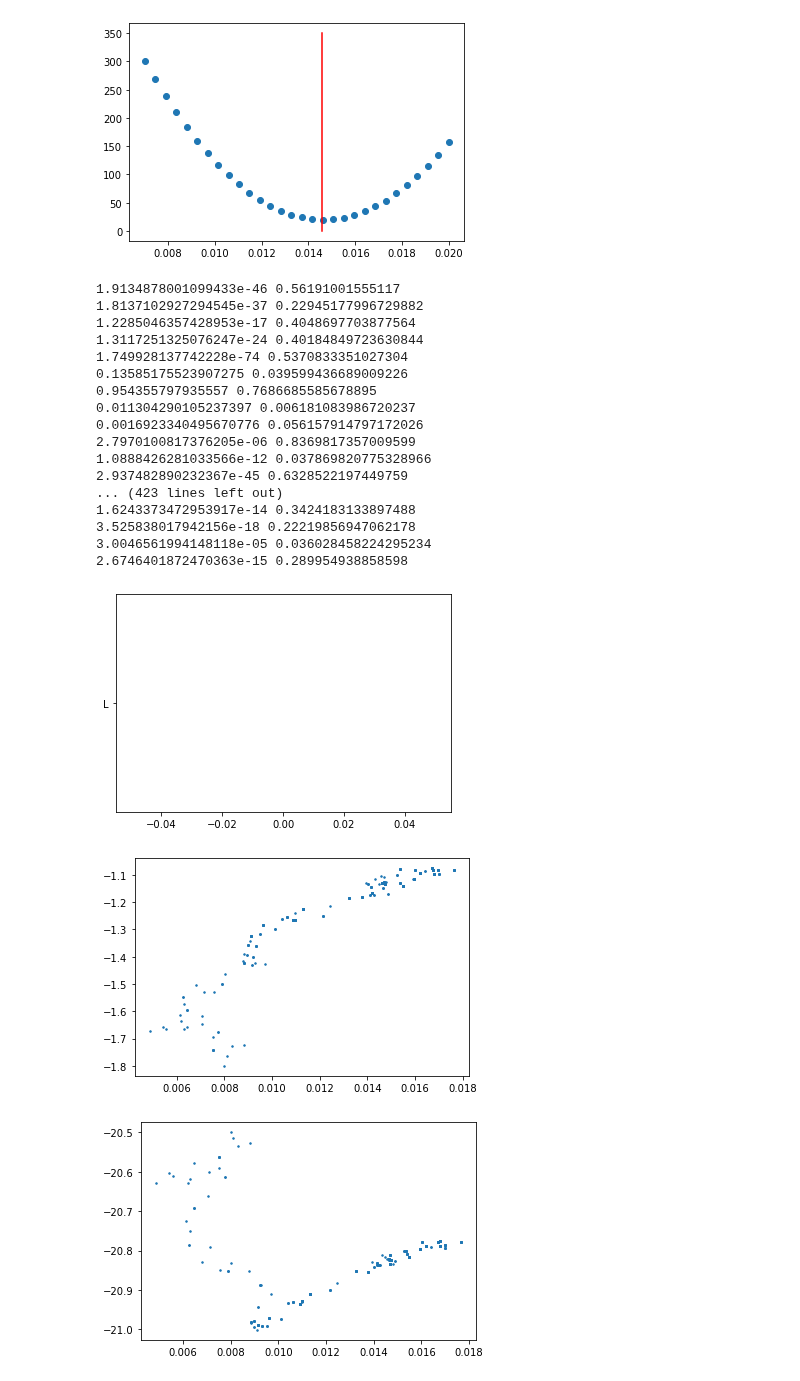
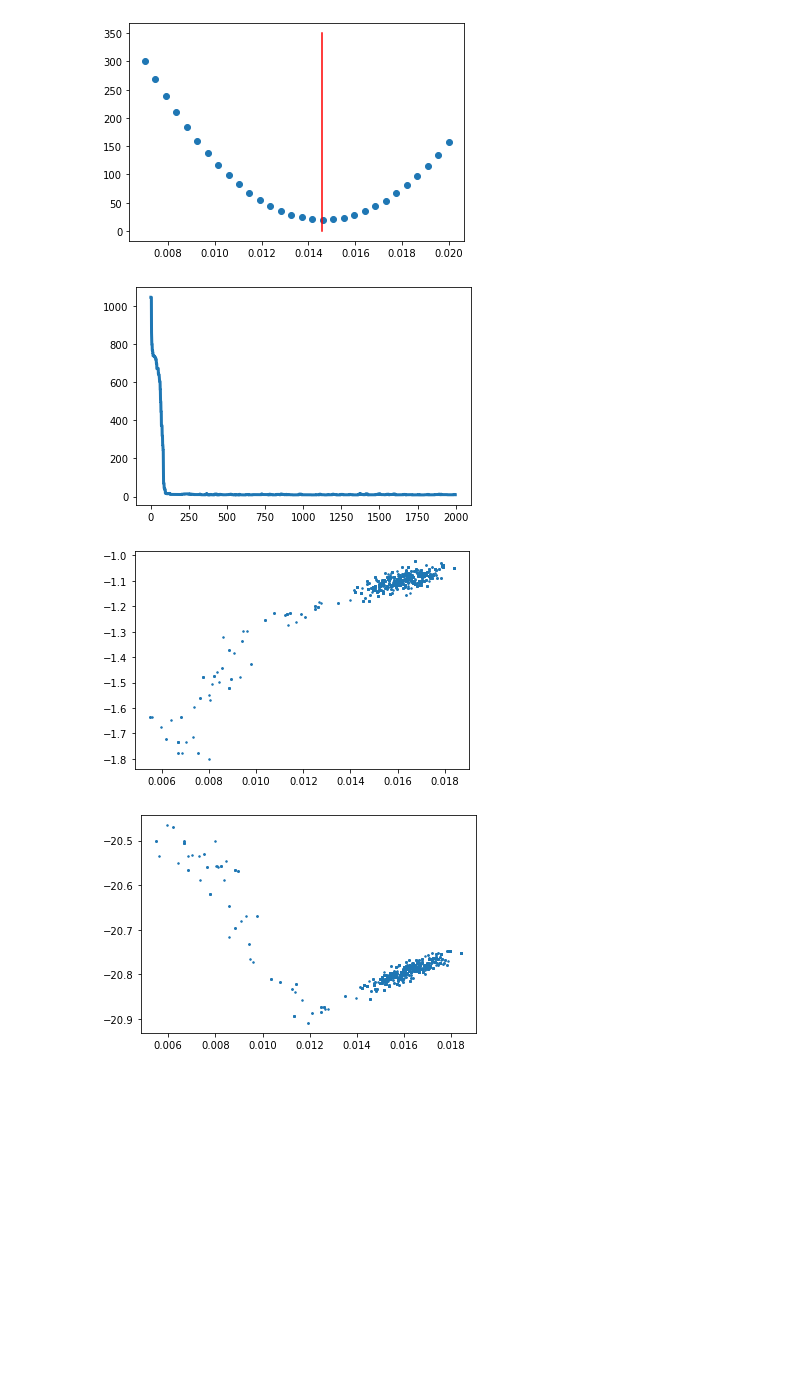
Before and after one commit to MarcosAJB00/Astrometria, a Jupyter notebook: prueba2.ipynb, the cells around one changed output. Saved outputs shown, nothing was run; the diff lists cells and outputs as text; code cells hidden in the pictures; blank space fills up the shorter version.

```diff
--- a/prueba2.ipynb
+++ b/prueba2.ipynb
@@ -119,34 +119,17 @@ def metropolis(m,f,phi0,a0,m0,N,philim,Alim,Mlim,sigma): #aca los phi0,a0 y m0 s
             param[i+1][2] = param[i][2]
     return(poste,rl,param)
 # %%
-pos = metropolis(df['MAG'],df['PHI'],0.008,-1.8,-19,500,philim,Alim,Mlim,sigma)[0]
-par = metropolis(df['MAG'],df['PHI'],0.008,-1.8,-20.5,500,philim,Alim,Mlim,sigma)[2]
+pos = metropolis(df['MAG'],df['PHI'],0.008,-1.8,-20.5,2000,philim,Alim,Mlim,sigma)[0]
+par = metropolis(df['MAG'],df['PHI'],0.008,-1.8,-20.5,2000,philim,Alim,Mlim,sigma)[2]
 plt.plot(pos,'-',lw = 3)
 plt.show()
 plt.plot(par[:,0],par[:,1],'.',ms = 3)
 plt.show()
 plt.plot(par[:,0],par[:,2],'.',ms = 3)
 plt.show()
 plt.plot(par[:,1],par[:,2],'.',ms = 3)
 plt.show()
 # %% [output]
-1.9134878001099433e-46 0.56191001555117
-1.8137102927294545e-37 0.22945177996729882
-1.2285046357428953e-17 0.4048697703877564
-1.3117251325076247e-24 0.40184849723630844
-1.749928137742228e-74 0.5370833351027304
-0.13585175523907275 0.039599436689009226
-0.954355797935557 0.7686685585678895
-0.011304290105237397 0.006181083986720237
-0.0016923340495670776 0.056157914797172026
-2.7970100817376205e-06 0.8369817357009599
-1.0888426281033566e-12 0.037869820775328966
-2.937482890232367e-45 0.6328522197449759
-... (423 lines left out)
-1.6243373472953917e-14 0.3424183133897488
-3.525838017942156e-18 0.22219856947062178
-3.0046561994148118e-05 0.036028458224295234
-2.6746401872470363e-15 0.289954938858598
-[figure, old version]
+[figure, new version]
-[figure, old version]
+[figure, new version]
-[figure, old version]
+[figure, new version]
```
Also changed, not shown: parts of 2 cells of this notebook.
